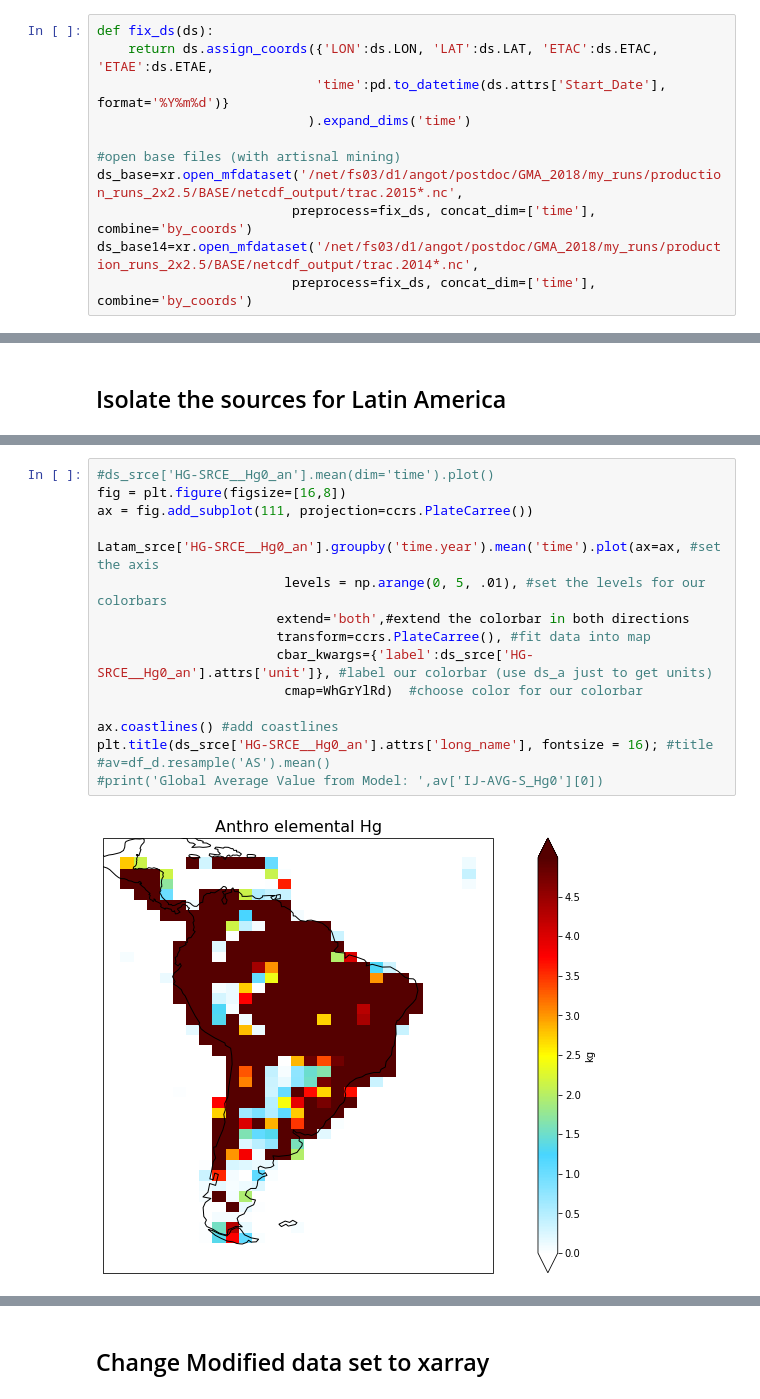
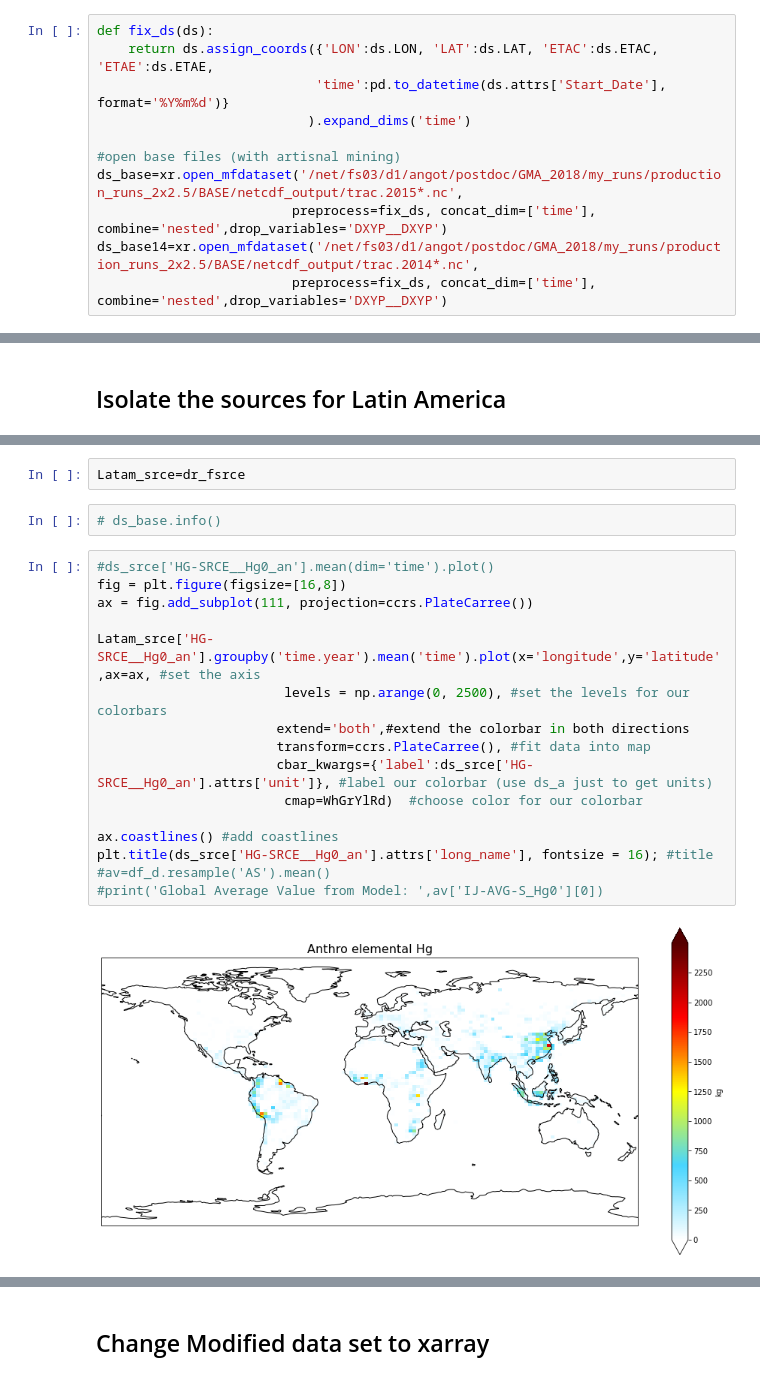
Before and after one commit to Shakes-tzd/MIT_TPP_thesis, a Jupyter notebook: JPnotebooks/LATAM_Passive_Sampler_Data_Analysis/Latam Tracer Concentrations Plots-2015.ipynb, the cells around one changed output, grey strips where cells are left out. Drawn from its saved outputs; the diff is of its cells as text.

```diff
--- a/JPnotebooks/LATAM_Passive_Sampler_Data_Analysis/Latam Tracer Concentrations Plots-2015.ipynb
+++ b/JPnotebooks/LATAM_Passive_Sampler_Data_Analysis/Latam Tracer Concentrations Plots-2015.ipynb
@@ -45,9 +45,9 @@ def fix_ds(ds):
 
 #open base files (with artisnal mining)
 ds_base=xr.open_mfdataset('/net/fs03/d1/angot/postdoc/GMA_2018/my_runs/production_runs_2x2.5/BASE/netcdf_output/trac.2015*.nc',
-                         preprocess=fix_ds, concat_dim=['time'], combine='by_coords')
+                         preprocess=fix_ds, concat_dim=['time'], combine='nested',drop_variables='DXYP__DXYP')
 ds_base14=xr.open_mfdataset('/net/fs03/d1/angot/postdoc/GMA_2018/my_runs/production_runs_2x2.5/BASE/netcdf_output/trac.2014*.nc',
-                         preprocess=fix_ds, concat_dim=['time'], combine='by_coords')
+                         preprocess=fix_ds, concat_dim=['time'], combine='nested',drop_variables='DXYP__DXYP')
 # %% [markdown]
 # Extract emission sources
 # %%
@@ -205,18 +203,22 @@ Latam_srce=dr_fsrce.loc[dict(longitude=slice(-92.0,-25.0),latitude=slice(-58,18)
+# %%
+Latam_srce=dr_fsrce
+# %%
+# ds_base.info()
 # %%
 #ds_srce['HG-SRCE__Hg0_an'].mean(dim='time').plot()
 fig = plt.figure(figsize=[16,8])
 ax = fig.add_subplot(111, projection=ccrs.PlateCarree())
 
-Latam_srce['HG-SRCE__Hg0_an'].groupby('time.year').mean('time').plot(ax=ax, #set the axis
-                        levels = np.arange(0, 5, .01), #set the levels for our colorbars
+Latam_srce['HG-SRCE__Hg0_an'].groupby('time.year').mean('time').plot(x='longitude',y='latitude',ax=ax, #set the axis
+                        levels = np.arange(0, 2500), #set the levels for our colorbars
                        extend='both',#extend the colorbar in both directions
                        transform=ccrs.PlateCarree(), #fit data into map
                        cbar_kwargs={'label':ds_srce['HG-SRCE__Hg0_an'].attrs['unit']}, #label our colorbar (use ds_a just to get units)
                         cmap=WhGrYlRd)  #choose color for our colorbar
 
 ax.coastlines() #add coastlines
 plt.title(ds_srce['HG-SRCE__Hg0_an'].attrs['long_name'], fontsize = 16); #title
 #av=df_d.resample('AS').mean()
 #print('Global Average Value from Model: ',av['IJ-AVG-S_Hg0'][0])
 # %% [output]
-[figure, old version]
+[figure, new version]
```
Also changed, not shown: parts of 46 cells of this notebook, 5 other files.
